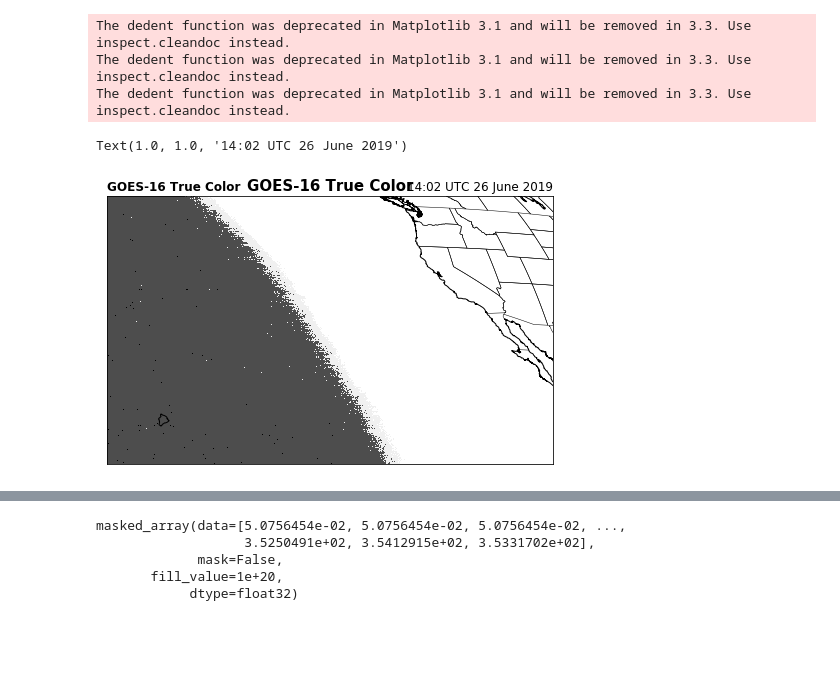
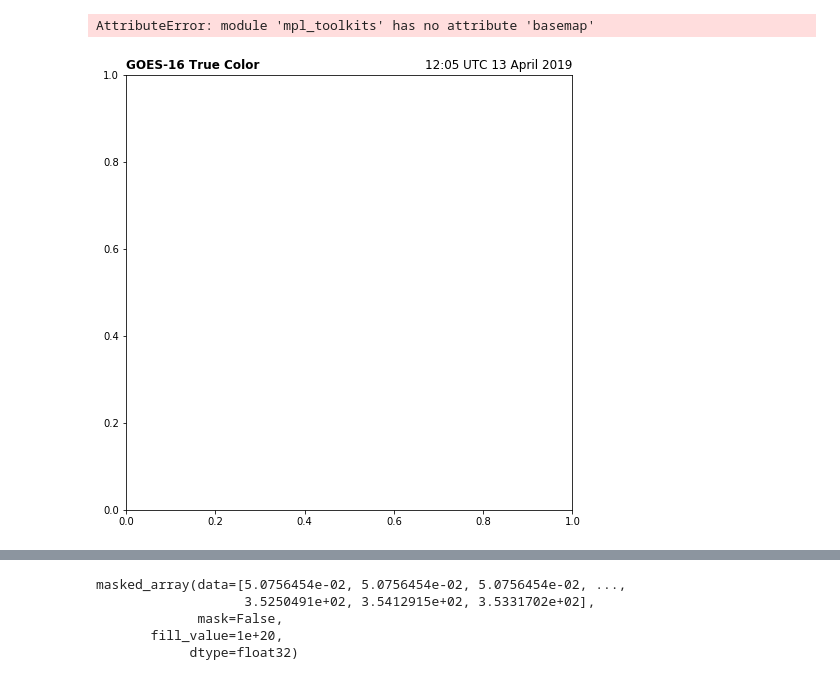
Before and after one commit to adomakor412/GOEScode, a Jupyter notebook: GOES-17_sample.ipynb, the cells around one changed output, grey strips where cells are left out. Cells and saved outputs as stored; diff of their text form; code cells hidden in the pictures; blank space fills up the shorter version.

Commit message:
Filterd plots with Unfiltered plot WIP

```diff
--- a/GOES-17_sample.ipynb
+++ b/GOES-17_sample.ipynb
@@ -4,7 +4,7 @@ from netCDF4 import Dataset
 from datetime import datetime, timedelta
 import numpy as np
 import matplotlib.pyplot as plt
-from mpl_toolkits.basemap import Basemap
+import mpl_toolkits#.basemap import Basemap
 
 # pyproj is used to regrid the data on a Basemap.
 try:
@@ -12,7 +12,7 @@ try:
 except:
     # Note to self: Since pyproj is not installed on meteo19, load it this way
     import sys
-C_file = 'OR_ABI-L1b-RadC-M6C01_G17_s20191771401196_e20191771403569_c20191771404008.nc'
+C_file = '/sharedData/scratch/OR_ABI-L1b-RadF-M6C08_G17_s20191031200341_e20191031209407_c20191031209451.nc'
 C = Dataset(C_file, 'r')
 # Seconds since 2000-01-01 12:00:00
 add_seconds = float(C.variables['t'][0])#
@@ -64,39 +64,36 @@ C.variables['goes_imager_projection']
 sat_h = C.variables['goes_imager_projection'].perspective_point_height
 
 # Satellite longitude
 sat_lon = C.variables['goes_imager_projection'].longitude_of_projection_origin
 
 # Satellite sweep
 sat_sweep = C.variables['goes_imager_projection'].sweep_angle_axis
 
 # The projection x and y coordinates equals
 # the scanning angle (in radians) multiplied by the satellite height (http://proj4.org/projections/geos.html)
 X = C.variables['x'][:] * sat_h
 Y = C.variables['y'][:] * sat_h
 
 # The geostationary projection is perhaps the easiest way to plot the image on a map.
 # Essentially, we are stretching the image across a map with the same projection and dimensions.
-m = Basemap(projection='geos', lon_0=sat_lon,
+m = mpl_toolkits.basemap(projection='geos', lon_0=sat_lon,
             resolution='i', area_thresh=5000,
             llcrnrx=X.min(),llcrnry=Y.min(),
             urcrnrx=X.max(),urcrnry=Y.max(),
             ellps='GRS80')
             #rsphere=(6378137.00,6356752.3142))
 
 #plt.figure(figsize=[15, 12])
 m.imshow(np.flipud(RGB)) # Remember, "images" are upside down, so flip up/down
 m.drawcoastlines()
 m.drawcountries()
 m.drawstates()
 
 plt.title('GOES-17 True Color', fontweight='semibold', fontsize=15)
 plt.title('%s' % DATE.strftime('%H:%M UTC %d %B %Y'), loc='right')
 # %% [output]
-The dedent function was deprecated in Matplotlib 3.1 and will be removed in 3.3. Use inspect.cleandoc instead.
-The dedent function was deprecated in Matplotlib 3.1 and will be removed in 3.3. Use inspect.cleandoc instead.
-The dedent function was deprecated in Matplotlib 3.1 and will be removed in 3.3. Use inspect.cleandoc instead.
+AttributeError: module 'mpl_toolkits' has no attribute 'basemap'
-Text(1.0, 1.0, '14:02 UTC 26 June 2019')
-[figure, old version]
+[figure, new version]
 # %%
 import xarray as xr
 ds = xr.open_dataset('OR_ABI-L1b-RadC-M6C01_G17_s20191771401196_e20191771403569_c20191771404008.nc')
```
Also changed, not shown: parts of 2 cells of this notebook, 14 other files.
